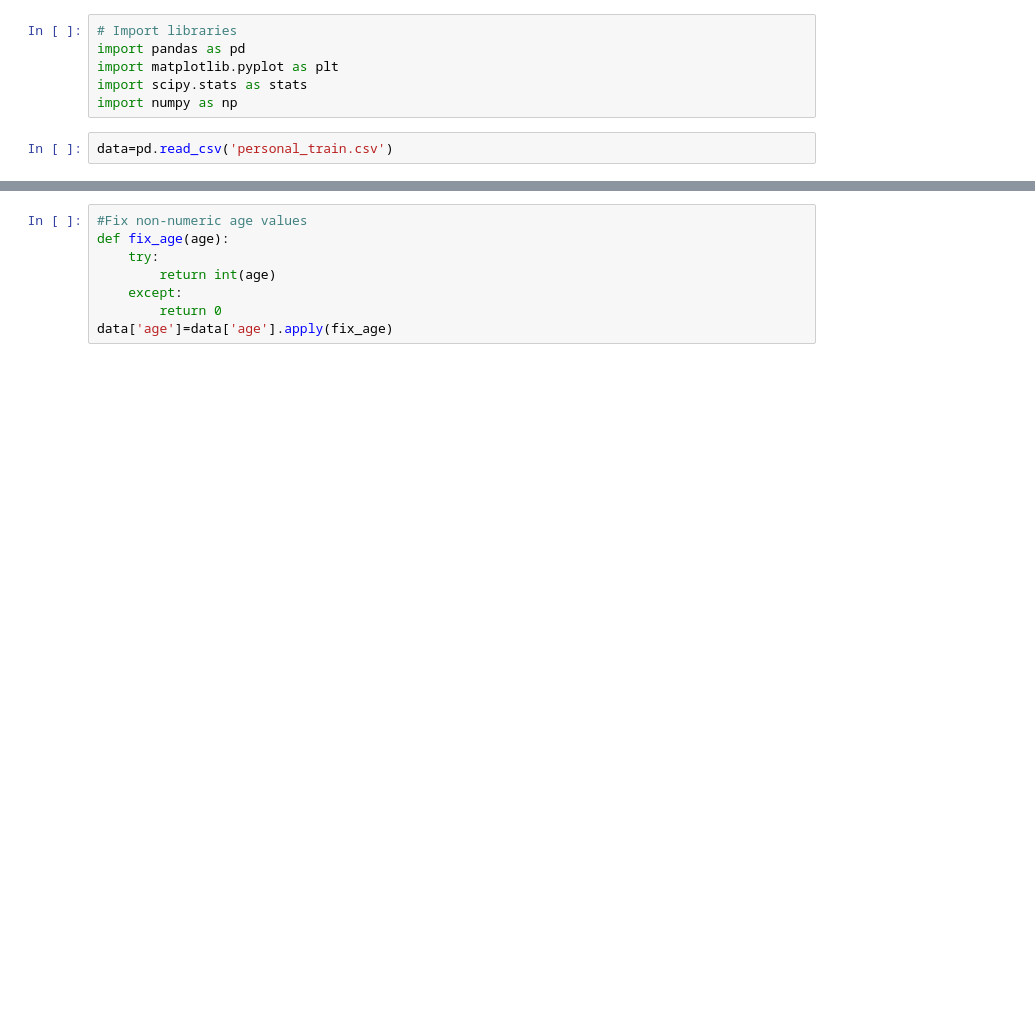
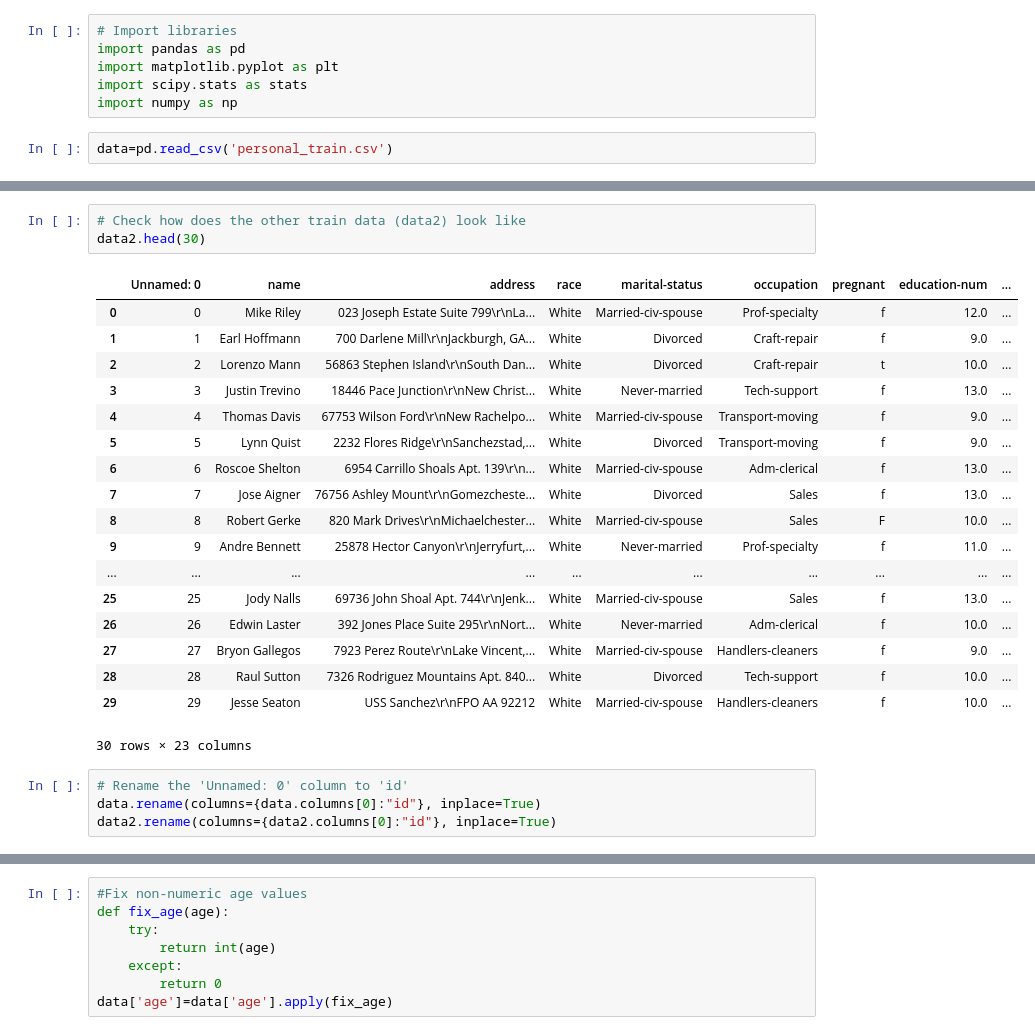
Before and after one commit to gyurix/IAU, a Jupyter notebook: iau.ipynb, the cells around one changed output, grey strips where cells are left out. Drawn from its saved outputs; the diff is of its cells as text; blank space fills up the shorter version.

```diff
--- a/iau.ipynb
+++ b/iau.ipynb
@@ -8,0 +63,26 @@ data=pd.read_csv('personal_train.csv')
+# %%
+# Check how does the other train data (data2) look like
+data2.head(30)
+# %% [output]
+|  | Unnamed: 0 | name | address | race | marital-status | occupation | pregnant | education-num | ... |
+| 0 | 0 | Mike Riley | 023 Joseph Estate Suite 799\r\nLa... | White | Married-civ-spouse | Prof-specialty | f | 12.0 | ... |
+| 1 | 1 | Earl Hoffmann | 700 Darlene Mill\r\nJackburgh, GA... | White | Divorced | Craft-repair | f | 9.0 | ... |
+| 2 | 2 | Lorenzo Mann | 56863 Stephen Island\r\nSouth Dan... | White | Divorced | Craft-repair | t | 10.0 | ... |
+| 3 | 3 | Justin Trevino | 18446 Pace Junction\r\nNew Christ... | White | Never-married | Tech-support | f | 13.0 | ... |
+| 4 | 4 | Thomas Davis | 67753 Wilson Ford\r\nNew Rachelpo... | White | Married-civ-spouse | Transport-moving | f | 9.0 | ... |
+| 5 | 5 | Lynn Quist | 2232 Flores Ridge\r\nSanchezstad,... | White | Divorced | Transport-moving | f | 9.0 | ... |
+| 6 | 6 | Roscoe Shelton | 6954 Carrillo Shoals Apt. 139\r\n... | White | Married-civ-spouse | Adm-clerical | f | 13.0 | ... |
+| 7 | 7 | Jose Aigner | 76756 Ashley Mount\r\nGomezcheste... | White | Divorced | Sales | f | 13.0 | ... |
+| 8 | 8 | Robert Gerke | 820 Mark Drives\r\nMichaelchester... | White | Married-civ-spouse | Sales | F | 10.0 | ... |
+| 9 | 9 | Andre Bennett | 25878 Hector Canyon\r\nJerryfurt,... | White | Never-married | Prof-specialty | f | 11.0 | ... |
+| ... | ... | ... | ... | ... | ... | ... | ... | ... | ... |
+| 25 | 25 | Jody Nalls | 69736 John Shoal Apt. 744\r\nJenk... | White | Married-civ-spouse | Sales | f | 13.0 | ... |
+| 26 | 26 | Edwin Laster | 392 Jones Place Suite 295\r\nNort... | White | Never-married | Adm-clerical | f | 10.0 | ... |
+| 27 | 27 | Bryon Gallegos | 7923 Perez Route\r\nLake Vincent,... | White | Married-civ-spouse | Handlers-cleaners | f | 9.0 | ... |
+| 28 | 28 | Raul Sutton | 7326 Rodriguez Mountains Apt. 840... | White | Divorced | Tech-support | f | 10.0 | ... |
+| 29 | 29 | Jesse Seaton | USS Sanchez\r\nFPO AA 92212 | White | Married-civ-spouse | Handlers-cleaners | f | 10.0 | ... |
+30 rows × 23 columns
+# %%
+# Rename the 'Unnamed: 0' column to 'id'
+data.rename(columns={data.columns[0]:"id"}, inplace=True)
+data2.rename(columns={data2.columns[0]:"id"}, inplace=True)
```
Also changed, not shown: parts of 25 cells of this notebook.
